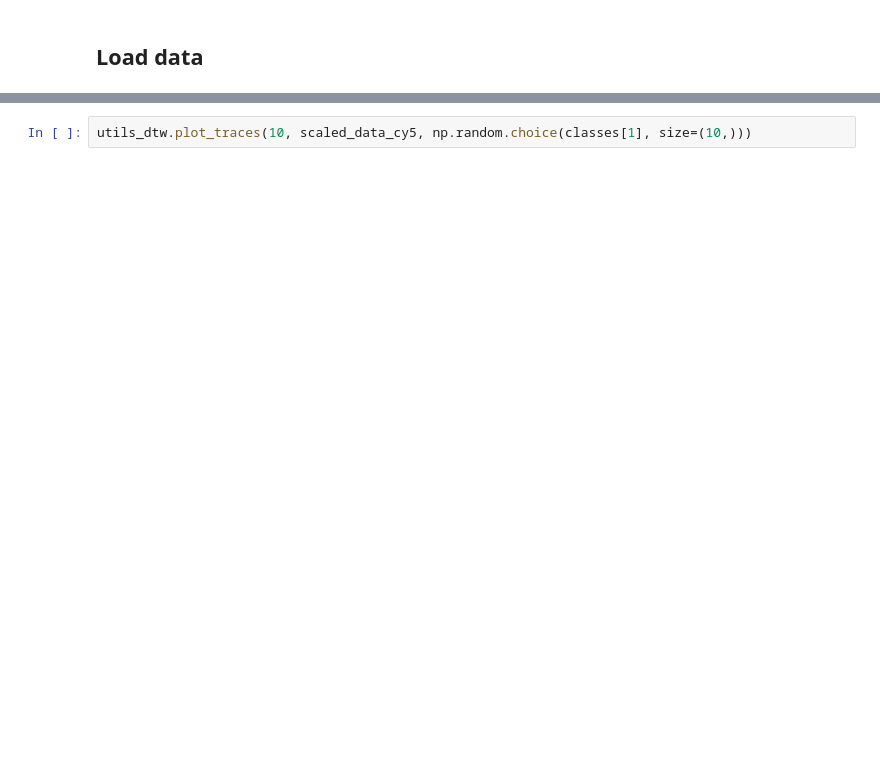
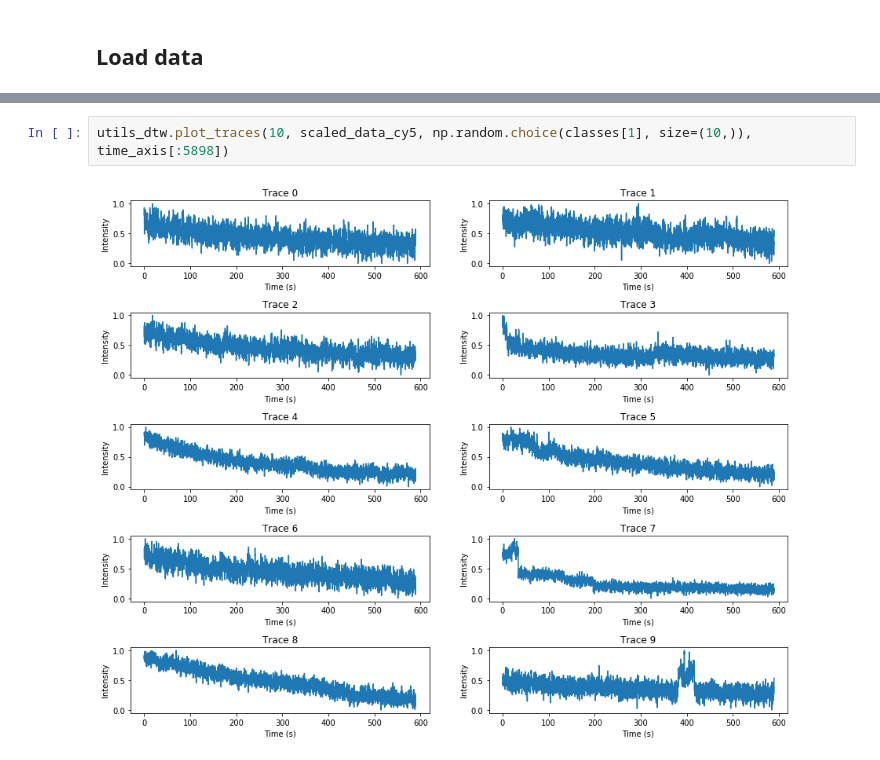
Before and after one commit to ashleefeng/pacbio, a Jupyter notebook: dev/dtw2 testing.ipynb, the cells around one changed output, grey strips where cells are left out. Cells and saved outputs as stored; diff of their text form; blank space fills up the shorter version.

```diff
--- a/dev/dtw2 testing.ipynb
+++ b/dev/dtw2 testing.ipynb
@@ -97,3 +80,5 @@ utils_dtw.plot_traces(10, scaled_data_cy5, np.random.choice(classes[0], size=(10
 # %%
-utils_dtw.plot_traces(10, scaled_data_cy5, np.random.choice(classes[1], size=(10,)))
+utils_dtw.plot_traces(10, scaled_data_cy5, np.random.choice(classes[1], size=(10,)), time_axis[:5898])
+# %% [output]
+[figure, added]
 # %%
```
Also changed, not shown: parts of 14 cells of this notebook, 5 other files.
